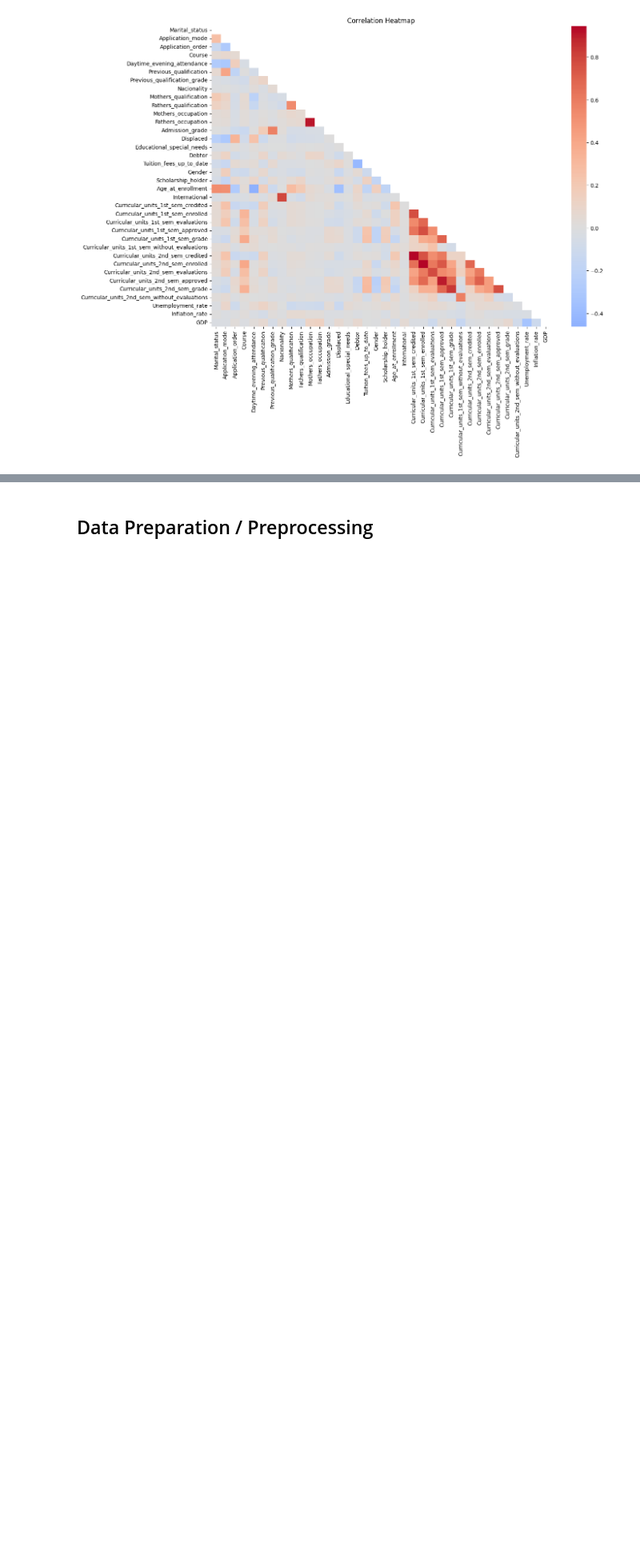
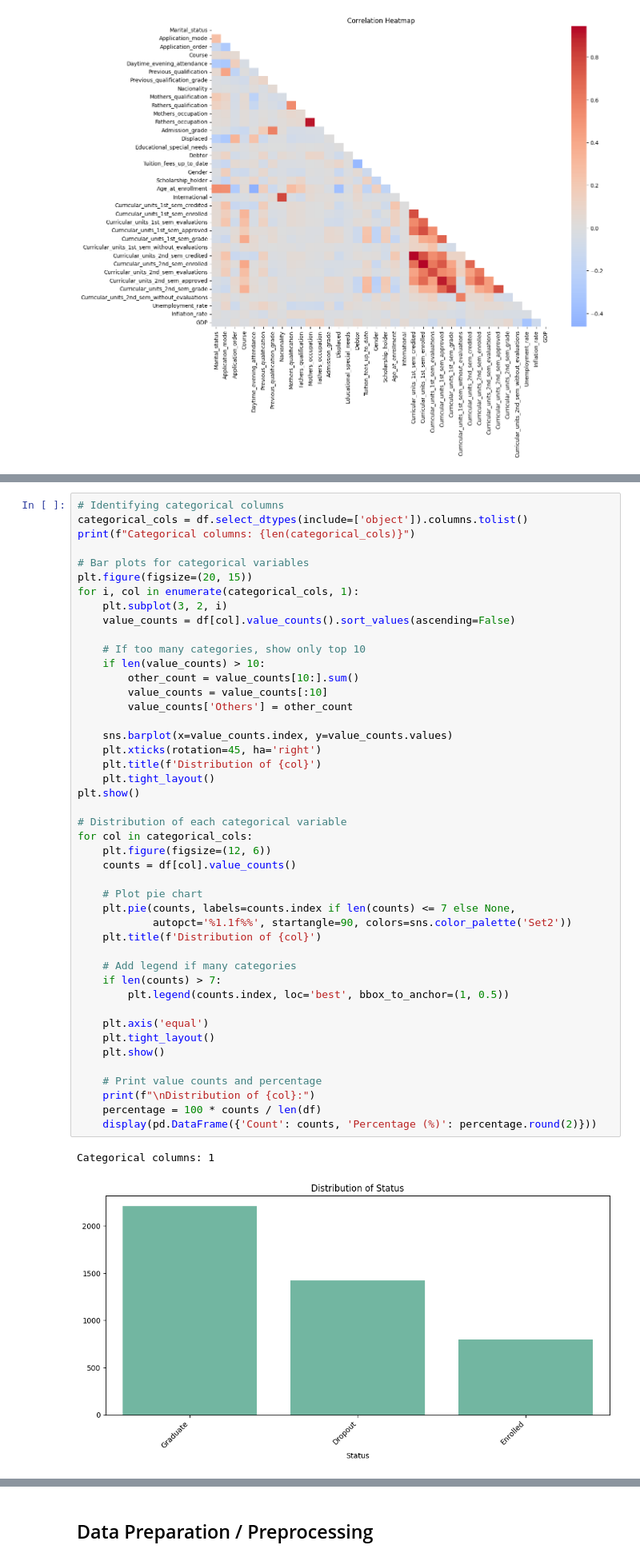
Before and after one commit to diasutsman/Belajar-Penerapan-Data-Science---Menyelesaikan-Permasalahan-Institusi-Pendidikan---Dias-Utsman, a Jupyter notebook: notebook.ipynb, the cells around one changed output, grey strips where cells are left out. Shown at 80% size. Cells and saved outputs as stored; diff of their text form; blank space fills up the shorter version.

Commit message:
feat: add EDA and data preprocessing sections to Jupyter notebook

```diff
--- a/notebook.ipynb
+++ b/notebook.ipynb
@@ -137,0 +198,48 @@ Summary statistics:
+# %%
+# Identifying categorical columns
+categorical_cols = df.select_dtypes(include=['object']).columns.tolist()
+print(f"Categorical columns: {len(categorical_cols)}")
+
+# Bar plots for categorical variables
+plt.figure(figsize=(20, 15))
+for i, col in enumerate(categorical_cols, 1):
+    plt.subplot(3, 2, i)
+    value_counts = df[col].value_counts().sort_values(ascending=False)
+
+    # If too many categories, show only top 10
+    if len(value_counts) > 10:
+        other_count = value_counts[10:].sum()
+        value_counts = value_counts[:10]
+        value_counts['Others'] = other_count
+
+    sns.barplot(x=value_counts.index, y=value_counts.values)
+    plt.xticks(rotation=45, ha='right')
+    plt.title(f'Distribution of {col}')
+    plt.tight_layout()
+plt.show()
+
+# Distribution of each categorical variable
+for col in categorical_cols:
+    plt.figure(figsize=(12, 6))
+    counts = df[col].value_counts()
+
+    # Plot pie chart
+    plt.pie(counts, labels=counts.index if len(counts) <= 7 else None,
+            autopct='%1.1f%%', startangle=90, colors=sns.color_palette('Set2'))
+    plt.title(f'Distribution of {col}')
+
+    # Add legend if many categories
+    if len(counts) > 7:
+        plt.legend(counts.index, loc='best', bbox_to_anchor=(1, 0.5))
+
+    plt.axis('equal')
+    plt.tight_layout()
+    plt.show()
+
+    # Print value counts and percentage
+    print(f"\nDistribution of {col}:")
+    percentage = 100 * counts / len(df)
+    display(pd.DataFrame({'Count': counts, 'Percentage (%)': percentage.round(2)}))
+# %% [output]
+Categorical columns: 1
+[figure, added]
```
Also changed, not shown: parts of 16 cells of this notebook, 1 other file.
